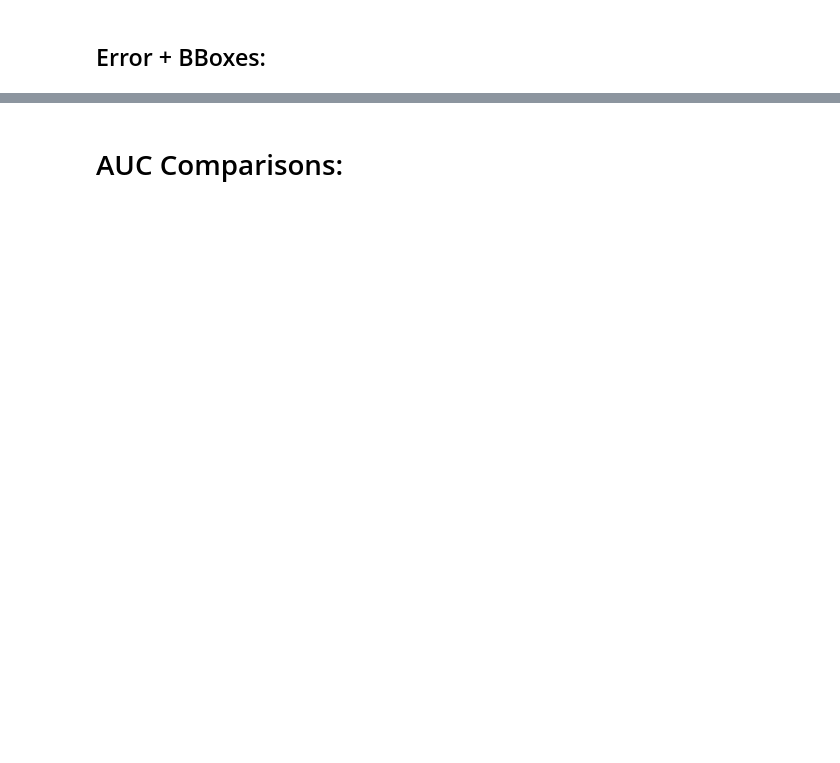
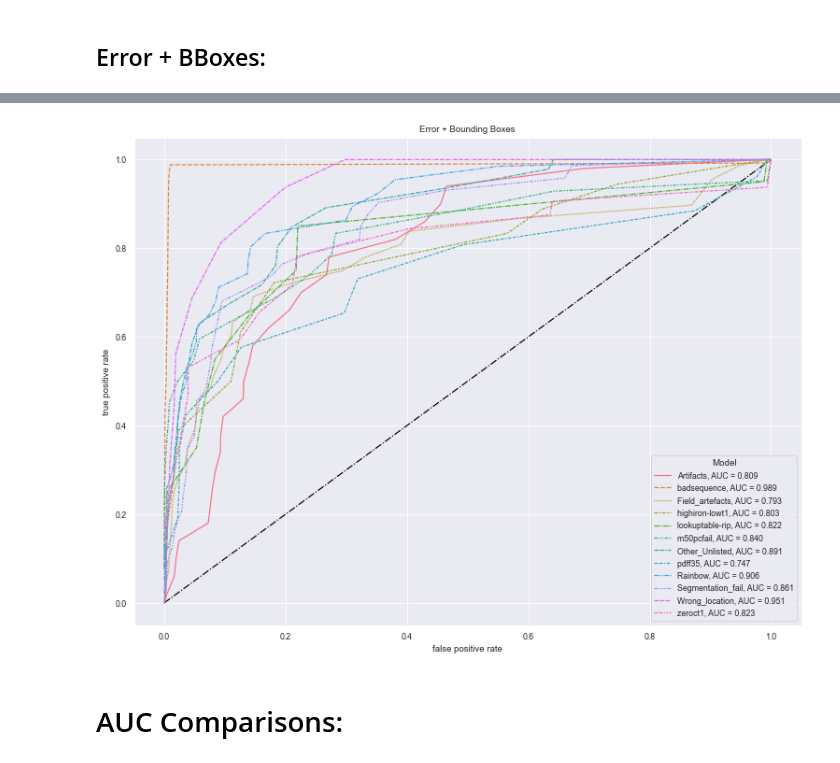
Before and after one commit to hillce/Meta_T1, a Jupyter notebook: meta_rand_MLP.ipynb, the cells around one changed output, grey strips where cells are left out. Saved outputs shown, nothing was run; the diff lists cells and outputs as text; code cells hidden in the pictures; blank space fills up the shorter version.

```diff
--- a/meta_rand_MLP.ipynb
+++ b/meta_rand_MLP.ipynb
@@ -865,6 +1126,6 @@ plt.show()
 # %%
 # Save Models
-saveDir = "./models/Random Forests/Error_Only/"
+saveDir = "./models/MLP/Error_Only/"
 
 if not os.path.isdir(saveDir):
     os.mkdir(saveDir)
@@ -872,10 +1133,7 @@ if not os.path.isdir(saveDir):
 for name in tagNames:
     if not os.path.isdir(os.path.join(saveDir,name)):
         os.mkdir(os.path.join(saveDir,name))
-    pickle.dump(clfDict[name], open(os.path.join(saveDir,name,"classifier.sav"),'wb'))
-
-df2.to_excel(os.path.join(saveDir,"metrics.xlsx"))
-df2.to_json(os.path.join(saveDir,"metrics.json"))
+    torch.save(clfDict[name].state_dict(),os.path.join(saveDir,name,"classifier.pt"))
 
 df.to_excel(os.path.join(saveDir,"roc_values.xlsx"))
 df.to_json(os.path.join(saveDir,"roc_values.json"))
@@ -923,32 +1306,27 @@ for nAv in numAvgs:
 # %%
-# Format for Seaborn
-
 modelsArr = []
 fprArr = []
 tprArr = []
 
-for name in tagNames:
-    auc_score = metricsDict[name]["AUC"]
-    fpr = metricsDict[name]["FPR"]
-    tpr = metricsDict[name]["TPR"]
+for i,name in enumerate(clfDict.keys()):
+    fpr,tpr,_ = roc_curve(y_test[:,i],pred[:,i])
+    auc_score = roc_auc_score(y_test[:,i],pred[:,i])
 
     event = ["{}, AUC = {:.3f}".format(name,auc_score)]*(fpr.shape[0])
 
     modelsArr.extend(event)
     fprArr.extend(fpr)
     tprArr.extend(tpr)
 
 event = np.array(modelsArr)
 fpr = np.array(fprArr)
 tpr = np.array(tprArr)
+df = pandas.DataFrame({"Model":event,"false positive rate":fpr,"true positive rate":tpr})
 
-df = pandas.DataFrame({"Model":event,"false positive rate":fpr,"true positive rate":tpr})
-df2 = pandas.DataFrame(avgAUC)
-print(df2.describe())
-
-print("#"*50)
-
-tempDict = {"Name":tagNames,"Max AUC":[metricsDict[name]["AUC"] for name in tagNames],"Avg AUC":[np.mean(avgAUC[name]) for name in tagNames]}
-
-df3 = pandas.DataFrame(tempDict)
-print(df3)
+plt.figure()
+plt.title("Error + Bounding Boxes")
+sns.lineplot(x=[0,1],y=[0,1],linestyle="-.",color='black')
+sns.lineplot(data=df,x="false positive rate",y="true positive rate",hue="Model",style="Model",ci=None)
+plt.show()
+# %% [output]
+[figure, added]
```
Also changed, not shown: parts of 24 cells of this notebook, 15 other files.
